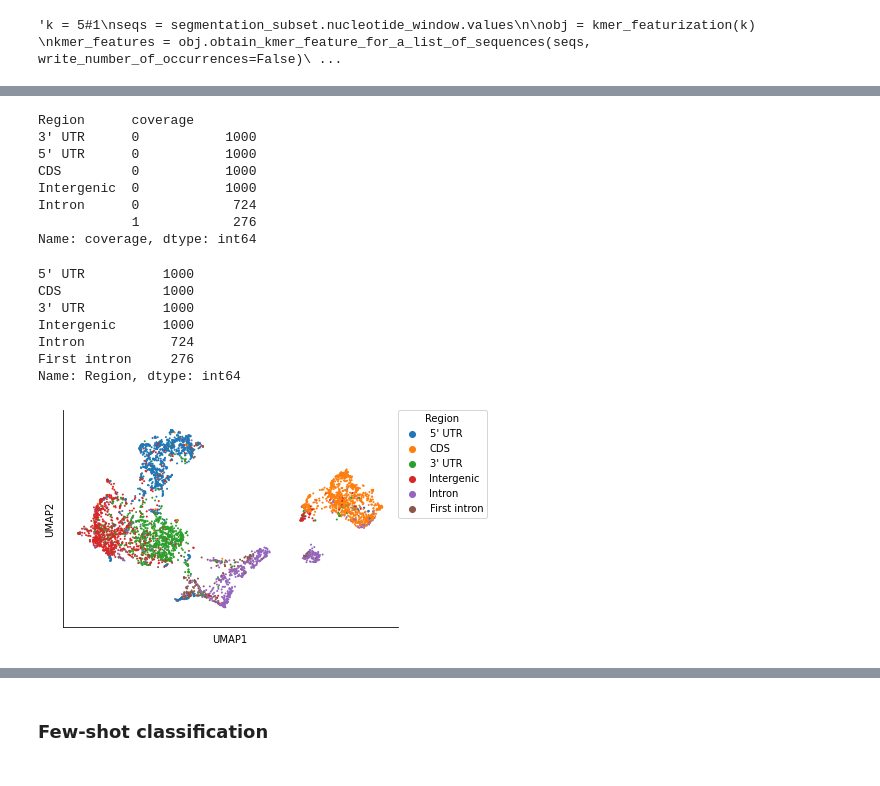
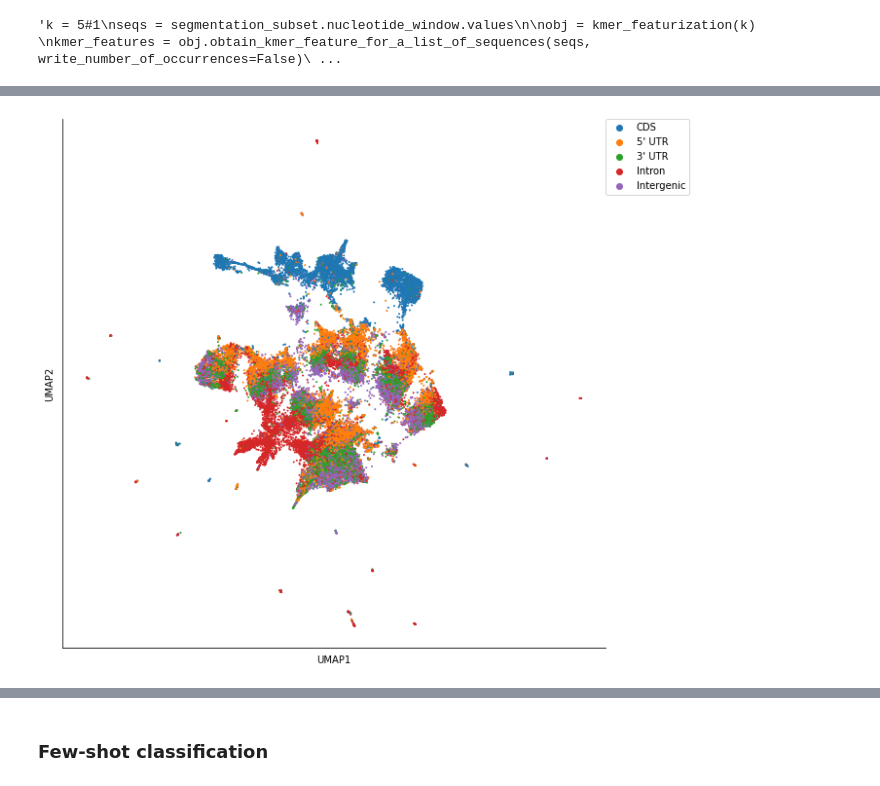
Before and after one commit to songlab-cal/gpn, a Jupyter notebook: plantbert/mlm/plot_example_embedding.ipynb, the cells around one changed output, grey strips where cells are left out. Drawn from its saved outputs; the diff is of its cells as text; code cells hidden in the pictures.

```diff
--- a/plantbert/mlm/plot_example_embedding.ipynb
+++ b/plantbert/mlm/plot_example_embedding.ipynb
@@ -637,9 +680,9 @@ kmer_features"""
 # %%
 projector = Pipeline([
-    ("scaler", StandardScaler()),  # not sure it's a good idea
+    ("scaler", StandardScaler()),  # not sure it's a good idea. yeah, they have very different variances.
     #("pca", PCA(n_components=100)),
-    ("umap", UMAP(n_components=2, n_neighbors=30, random_state=42)),  # n_neighbors should change with number of positions
+    ("umap", UMAP(n_components=2, random_state=42)),  # n_neighbors should change with number of positions
 ])
-segmentation_subset[["UMAP1", "UMAP2"]] = projector.fit_transform(embedding_subset)
+segmentation_subset[["UMAP1", "UMAP2"]] = projector.fit_transform(embedding_subset[idx])
 #segmentation_subset[["UMAP1", "UMAP2"]] = projector.fit_transform(kmer_features)
 # %%
@@ -652,6 +698,7 @@ segmentation_subset[["UMAP1", "UMAP2"]] = projector.fit_transform(embedding_subs
 # %%
-segmentation_subset["chrom"] = "my_contig"
+"""segmentation_subset["chrom"] = "my_contig"
 segmentation_subset["start"] = segmentation_subset.index
 segmentation_subset["end"] = segmentation_subset.start + 1
-segmentation_subset
+segmentation_subset = bf.coverage(segmentation_subset, first_introns)
+segmentation_subset"""
 # %% [output]
@@ -673,22 +706,5 @@ segmentation_subset = bf.coverage(segmentation_subset, first_introns)
 # %%
-segmentation_subset.groupby("Region").coverage.value_counts()
+#segmentation_subset.groupby("Region").coverage.value_counts()
-# %% [output]
-Region      coverage
-3' UTR      0           1000
-5' UTR      0           1000
-CDS         0           1000
-Intergenic  0           1000
-Intron      0            724
-            1            276
-Name: coverage, dtype: int64
 # %%
-segmentation_subset.loc[segmentation_subset.coverage > 0, "Region"] = "First intron"
-segmentation_subset.Region.value_counts()
+#segmentation_subset.loc[segmentation_subset.coverage > 0, "Region"] = "First intron"
+#segmentation_subset.Region.value_counts()
-# %% [output]
-5' UTR          1000
-CDS             1000
-3' UTR          1000
-Intergenic      1000
-Intron           724
-First intron     276
-Name: Region, dtype: int64
@@ -695,21 +713,24 @@ Name: Region, dtype: int64
 # %%
-#region_order = ["CDS", "5' UTR", "3' UTR", "Intron", "Intergenic"]
+region_order = ["CDS", "5' UTR", "3' UTR", "Intron", "Intergenic"]
 # %%
+# could try plotting frame among the CDS, for example
+
+plt.figure(figsize=(10, 10))
 g = sns.scatterplot(
     data=segmentation_subset,
     x="UMAP1",
     y="UMAP2",
     hue="Region",
-    #hue_order=region_order,
+    hue_order=region_order,
     s=4,
     linewidth=0,
 )
 plt.legend(bbox_to_anchor=(1.0, 1), loc=2, borderaxespad=0.);
 sns.despine()
 plt.xticks([], [])
 plt.yticks([], [])
-g.get_legend().set_title("Region")
+#g.get_legend().set_title("Region")
 plt.axis('equal');
 #plt.savefig("umap_embedding.svg", bbox_inches="tight");
 # %% [output]
-[figure, old version]
+[figure, new version]
```
Also changed, not shown: parts of 54 cells of this notebook, 1 other file.
